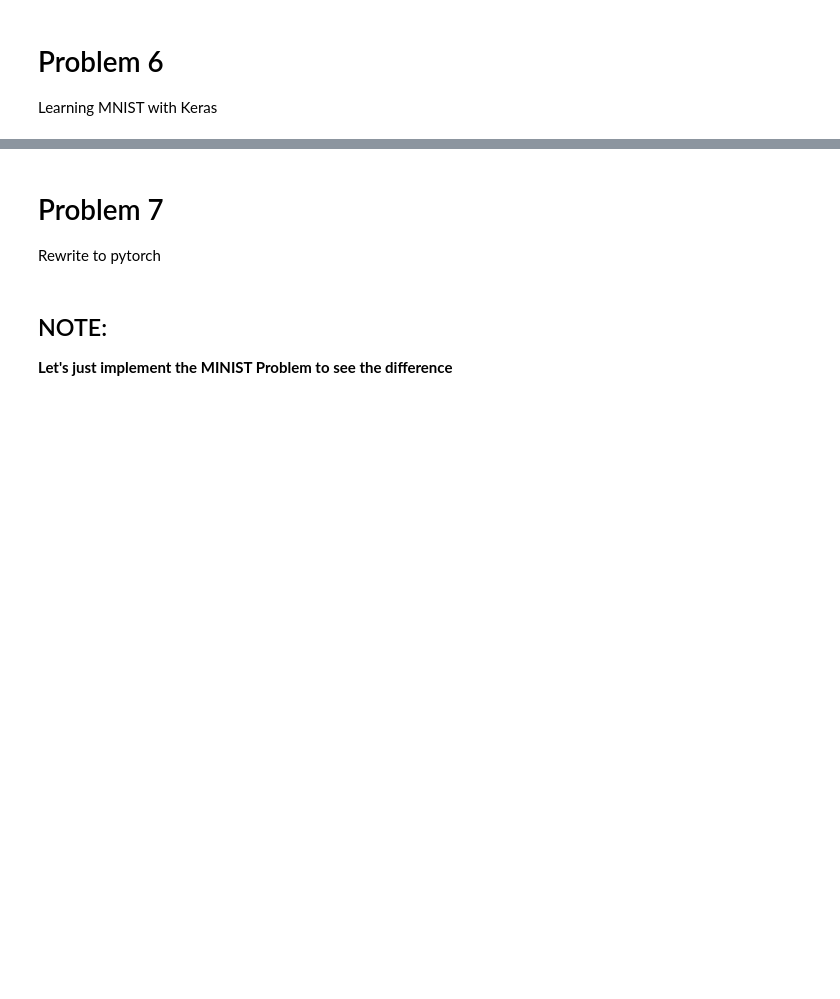
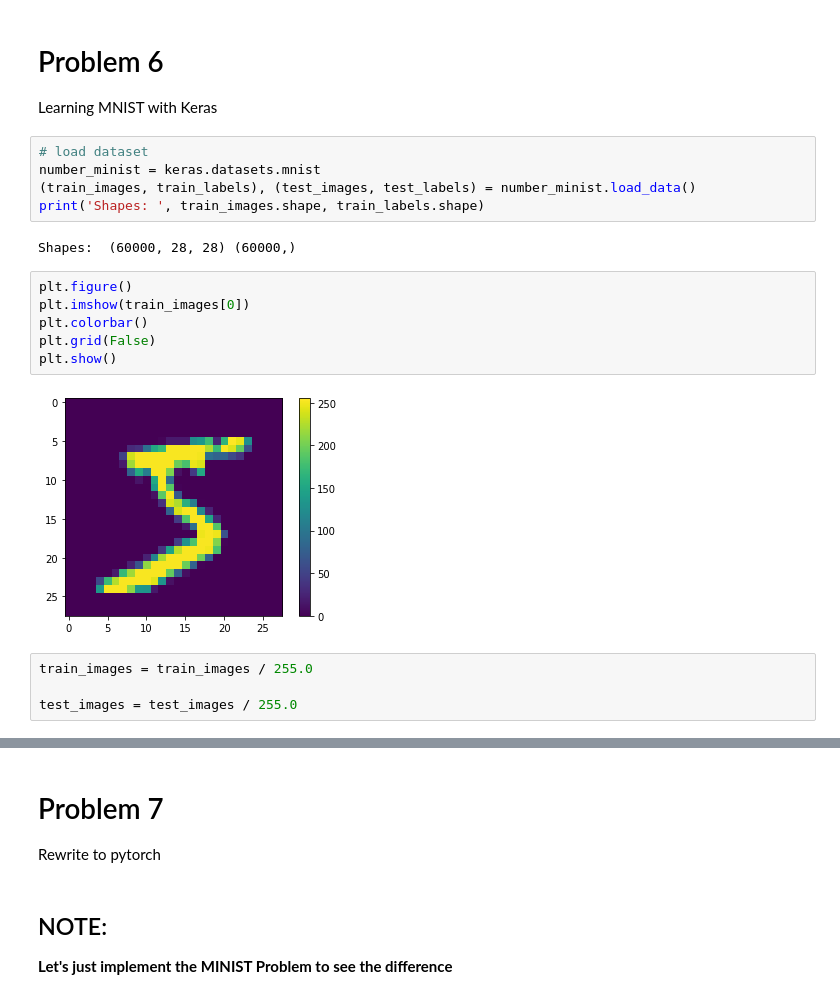
Before and after one commit to produdez/diveintocode-ml, a Jupyter notebook: Week 20/keras.ipynb, the cells around one changed output, grey strips where cells are left out. Drawn from its saved outputs; the diff is of its cells as text; blank space fills up the shorter version.

Commit message:
Finished keras

```diff
--- a/Week 20/keras.ipynb
+++ b/Week 20/keras.ipynb
@@ -443,3 +443,22 @@ val loss
 # %% [markdown]
 # Problem 6
 Learning MNIST with Keras
+# %%
+# load dataset
+number_minist = keras.datasets.mnist
+(train_images, train_labels), (test_images, test_labels) = number_minist.load_data()
+print('Shapes: ', train_images.shape, train_labels.shape)
+# %% [output]
+Shapes:  (60000, 28, 28) (60000,)
+# %%
+plt.figure()
+plt.imshow(train_images[0])
+plt.colorbar()
+plt.grid(False)
+plt.show()
+# %% [output]
+[figure, added]
+# %%
+train_images = train_images / 255.0
+
+test_images = test_images / 255.0
```
Also changed, not shown: parts of 27 cells of this notebook.
